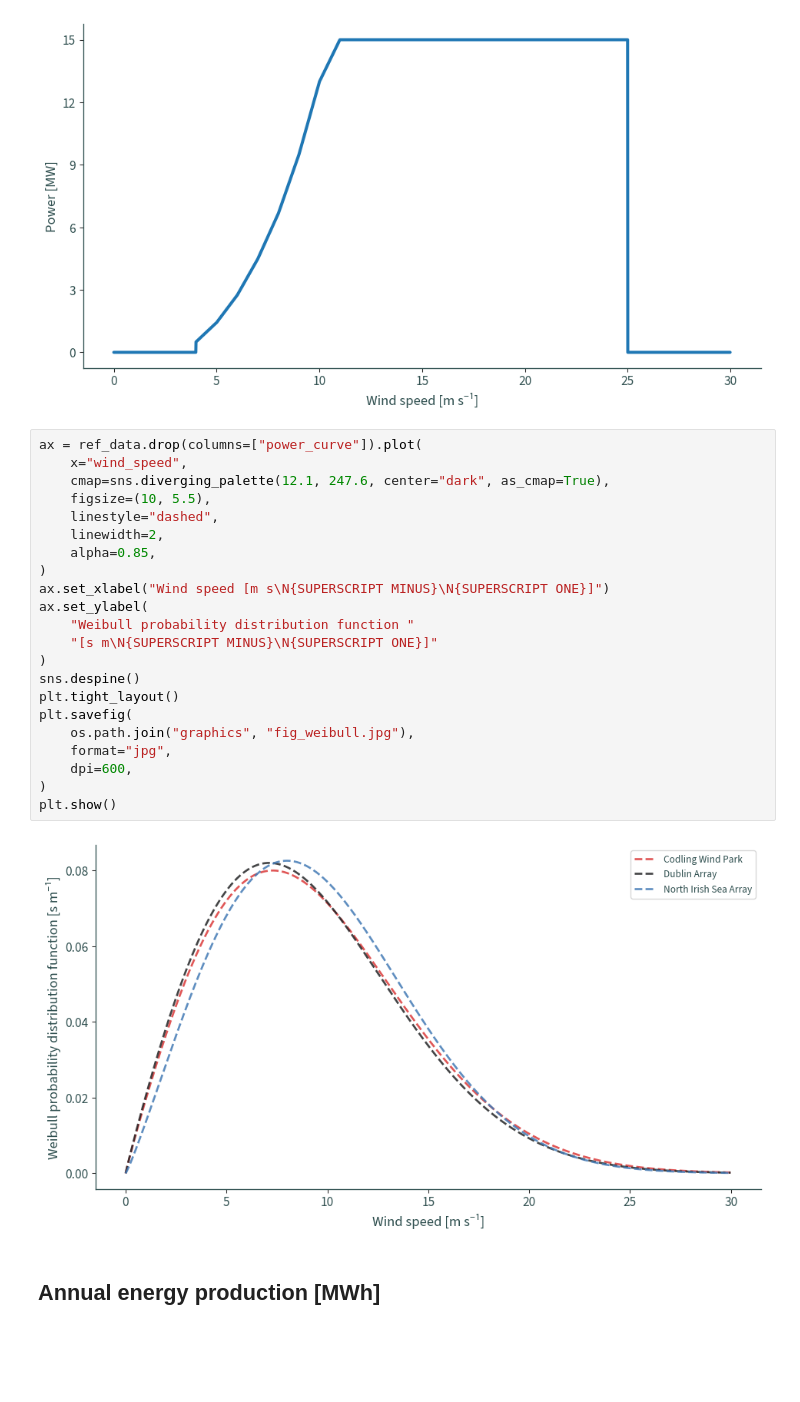
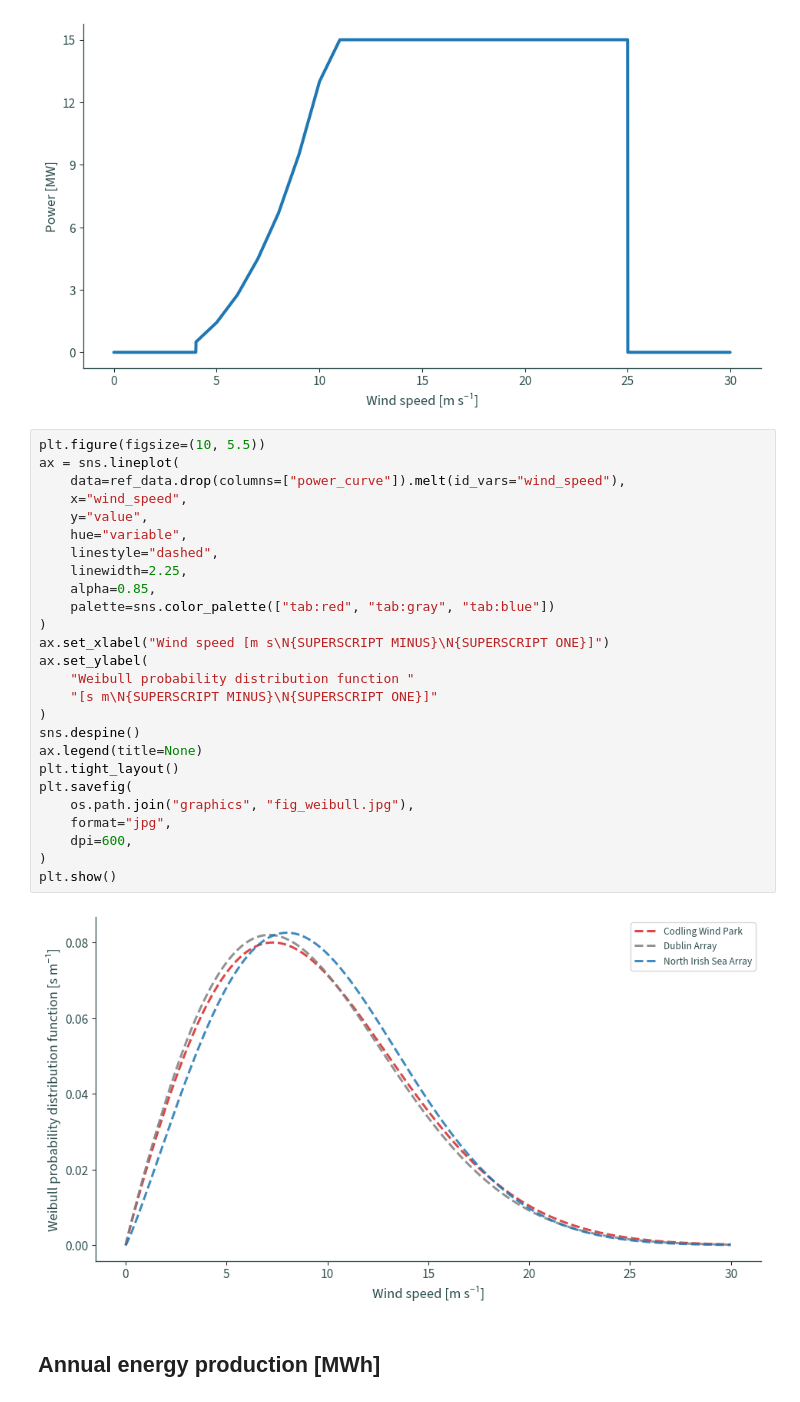
Before and after one commit to wind-to-hydrogen-toolkit/hydrogen-salt-storage, a Jupyter notebook: docs/notebooks/wind_farm_optimisation.ipynb, the cells around one changed output. Drawn from its saved outputs; the diff is of its cells as text; blank space fills up the shorter version.

```diff
--- a/docs/notebooks/wind_farm_optimisation.ipynb
+++ b/docs/notebooks/wind_farm_optimisation.ipynb
@@ -235,29 +235,33 @@ plt.show()
 # %% [output]
 [figure]
 # %%
-ax = ref_data.drop(columns=["power_curve"]).plot(
+plt.figure(figsize=(10, 5.5))
+ax = sns.lineplot(
+    data=ref_data.drop(columns=["power_curve"]).melt(id_vars="wind_speed"),
     x="wind_speed",
-    cmap=sns.diverging_palette(12.1, 247.6, center="dark", as_cmap=True),
-    figsize=(10, 5.5),
+    y="value",
+    hue="variable",
     linestyle="dashed",
-    linewidth=2,
+    linewidth=2.25,
     alpha=0.85,
+    palette=sns.color_palette(["tab:red", "tab:gray", "tab:blue"])
 )
 ax.set_xlabel("Wind speed [m s\N{SUPERSCRIPT MINUS}\N{SUPERSCRIPT ONE}]")
 ax.set_ylabel(
     "Weibull probability distribution function "
     "[s m\N{SUPERSCRIPT MINUS}\N{SUPERSCRIPT ONE}]"
 )
 sns.despine()
+ax.legend(title=None)
 plt.tight_layout()
 plt.savefig(
     os.path.join("graphics", "fig_weibull.jpg"),
     format="jpg",
     dpi=600,
 )
 plt.show()
 # %% [output]
-[figure, old version]
+[figure, new version]
 # %% [markdown]
 ## Annual energy production [MWh]
 # %%
```
